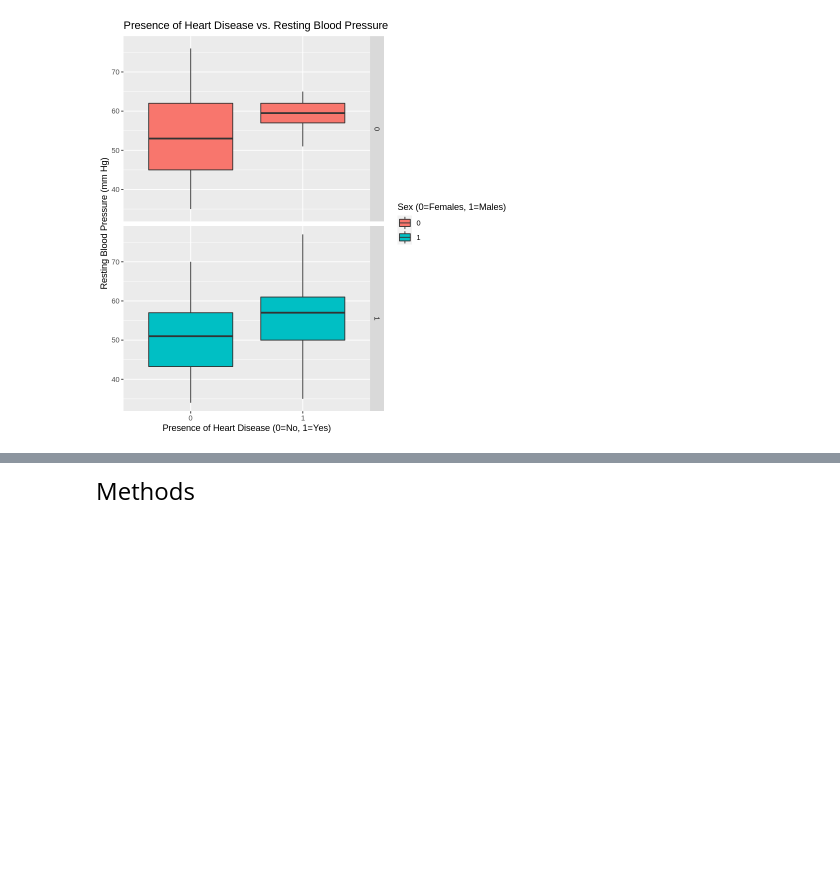
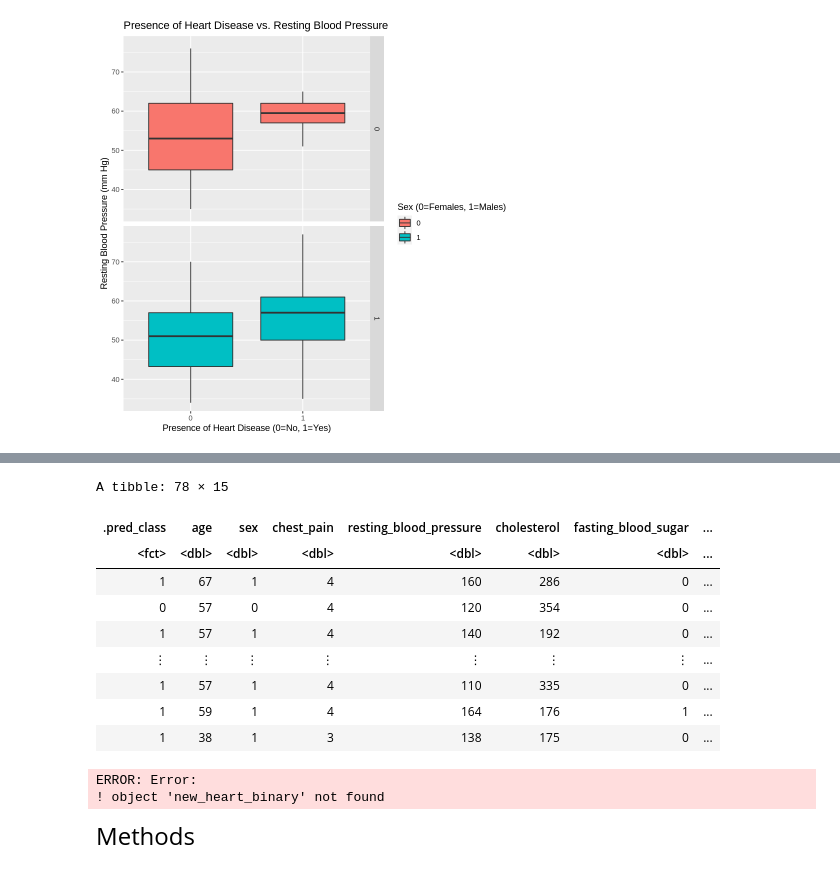
Before and after one commit to ck2671/dsci-100-2022w2-group-35, a Jupyter notebook: Heart Disease Project.ipynb, the cells around one changed output, grey strips where cells are left out. Drawn from its saved outputs; the diff is of its cells as text; code cells hidden in the pictures; blank space fills up the shorter version.

Commit message:
tried making the classification model

```diff
--- a/Heart Disease Project.ipynb
+++ b/Heart Disease Project.ipynb
@@ -232,3 +240,41 @@ A tibble: 40 × 7
+# %%
+knn_best_spec <- nearest_neighbor(weight_func = "rectangular", neighbors = 16) |>
+  set_engine("kknn") |>
+  set_mode("classification")
+
+heart_fit <- workflow() |>
+  add_recipe(heart_recipe) |>
+  add_model(knn_best_spec) |>
+  fit(data = heart_train_grouped)
+
+heart_predictions <- predict(heart_fit, heart_test) |>
+    bind_cols(heart_test)
+heart_predictions
+
+# Compare the accuracy of predictions to the true values in the test set
+heart_acc <- heart_predictions |>
+    metrics(truth = new_heart_binary, estimate = .pred_class) |>
+    select(.metric, .estimate) |>
+    head(1)
+heart_acc
+
+# Compare the predictions to the true values in a confusion matrix
+heart_cm <- heart_predictions |>
+    conf_mat(truth = new_heart_binary, estimate = .pred_class)
+heart_cm
+# %% [output]
+A tibble: 78 × 15
+| .pred_class | age | sex | chest_pain | resting_blood_pressure | cholesterol | fasting_blood_sugar | ... |
+| <fct> | <dbl> | <dbl> | <dbl> | <dbl> | <dbl> | <dbl> | ... |
+| 1 | 67 | 1 | 4 | 160 | 286 | 0 | ... |
+| 0 | 57 | 0 | 4 | 120 | 354 | 0 | ... |
+| 1 | 57 | 1 | 4 | 140 | 192 | 0 | ... |
+| ⋮ | ⋮ | ⋮ | ⋮ | ⋮ | ⋮ | ⋮ | ... |
+| 1 | 57 | 1 | 4 | 110 | 335 | 0 | ... |
+| 1 | 59 | 1 | 4 | 164 | 176 | 1 | ... |
+| 1 | 38 | 1 | 3 | 138 | 175 | 0 | ... |
+ERROR: Error:
+! object 'new_heart_binary' not found
 # %% [markdown]
 <font size="5"> Methods </font>
 # %% [markdown]
```
Also changed, not shown: parts of 2 cells of this notebook.
